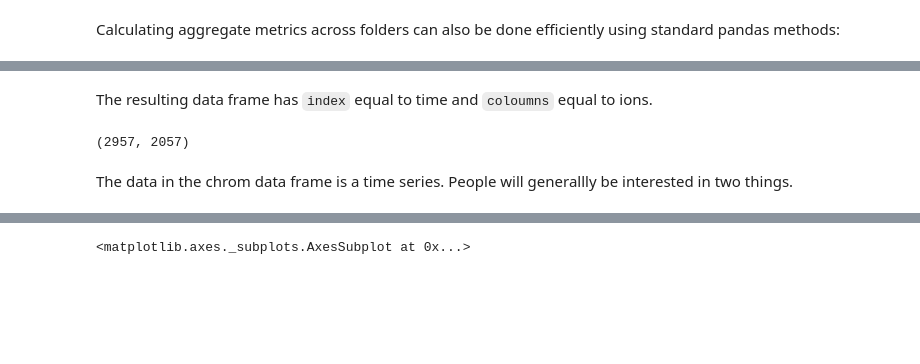
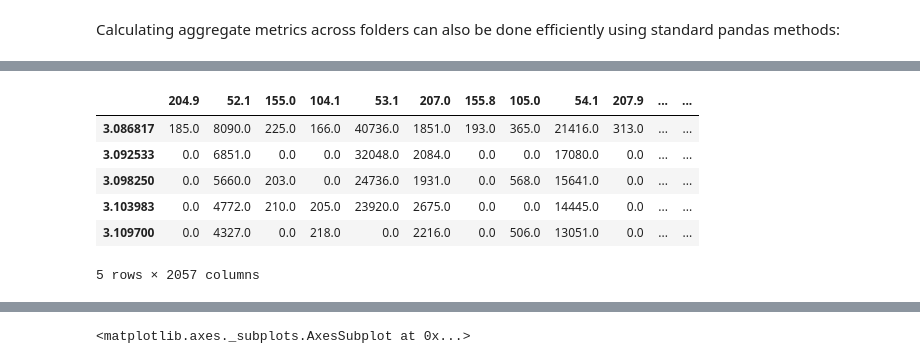
Before and after one commit to audere-labs/pyvalence, a Jupyter notebook: chromo_example.ipynb, the cells around one changed output, grey strips where cells are left out. Drawn from its saved outputs; the diff is of its cells as text; code cells hidden in the pictures; blank space fills up the shorter version.

```diff
--- a/chromo_example.ipynb
+++ b/chromo_example.ipynb
@@ -127,2 +114,2 @@ Read directly from single file (no stacking yet because not sure its stackable)
 # %%
-gcms_data = AgilentGcmsDataMs('data/test3/FA01.d/DATA.MS')
+datams = AgilentGcmsDataMs('data/test3/FA01.d/DATA.MS')
@@ -131,8 +116,10 @@ spectra = gcms_data.spectra
-# %% [markdown]
-The resulting data frame has `index` equal to time and `coloumns` equal to ions.
-# %%
-spectra.shape
-# %% [output]
-(2957, 2057)
-# %% [markdown]
-The data in the chrom data frame is a time series. People will generallly be interested in two things.
+# %%
+datams.spectra.head()
+# %% [output]
+|  | 204.9 | 52.1 | 155.0 | 104.1 | 53.1 | 207.0 | 155.8 | 105.0 | 54.1 | 207.9 | ... | ... |
+| 3.086817 | 185.0 | 8090.0 | 225.0 | 166.0 | 40736.0 | 1851.0 | 193.0 | 365.0 | 21416.0 | 313.0 | ... | ... |
+| 3.092533 | 0.0 | 6851.0 | 0.0 | 0.0 | 32048.0 | 2084.0 | 0.0 | 0.0 | 17080.0 | 0.0 | ... | ... |
+| 3.098250 | 0.0 | 5660.0 | 203.0 | 0.0 | 24736.0 | 1931.0 | 0.0 | 568.0 | 15641.0 | 0.0 | ... | ... |
+| 3.103983 | 0.0 | 4772.0 | 210.0 | 205.0 | 23920.0 | 2675.0 | 0.0 | 0.0 | 14445.0 | 0.0 | ... | ... |
+| 3.109700 | 0.0 | 4327.0 | 0.0 | 218.0 | 0.0 | 2216.0 | 0.0 | 506.0 | 13051.0 | 0.0 | ... | ... |
+5 rows × 2057 columns
```
Also changed, not shown: parts of 25 cells of this notebook, 18 other files.
